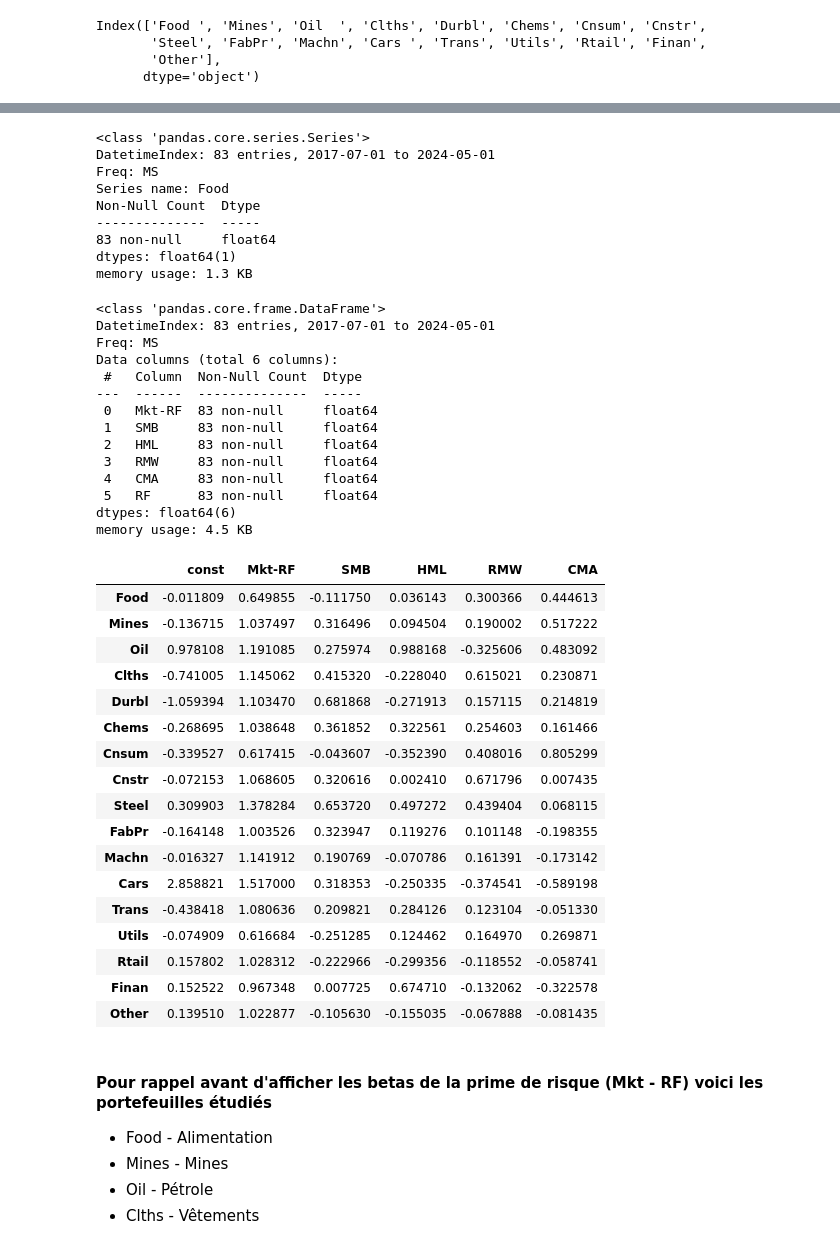
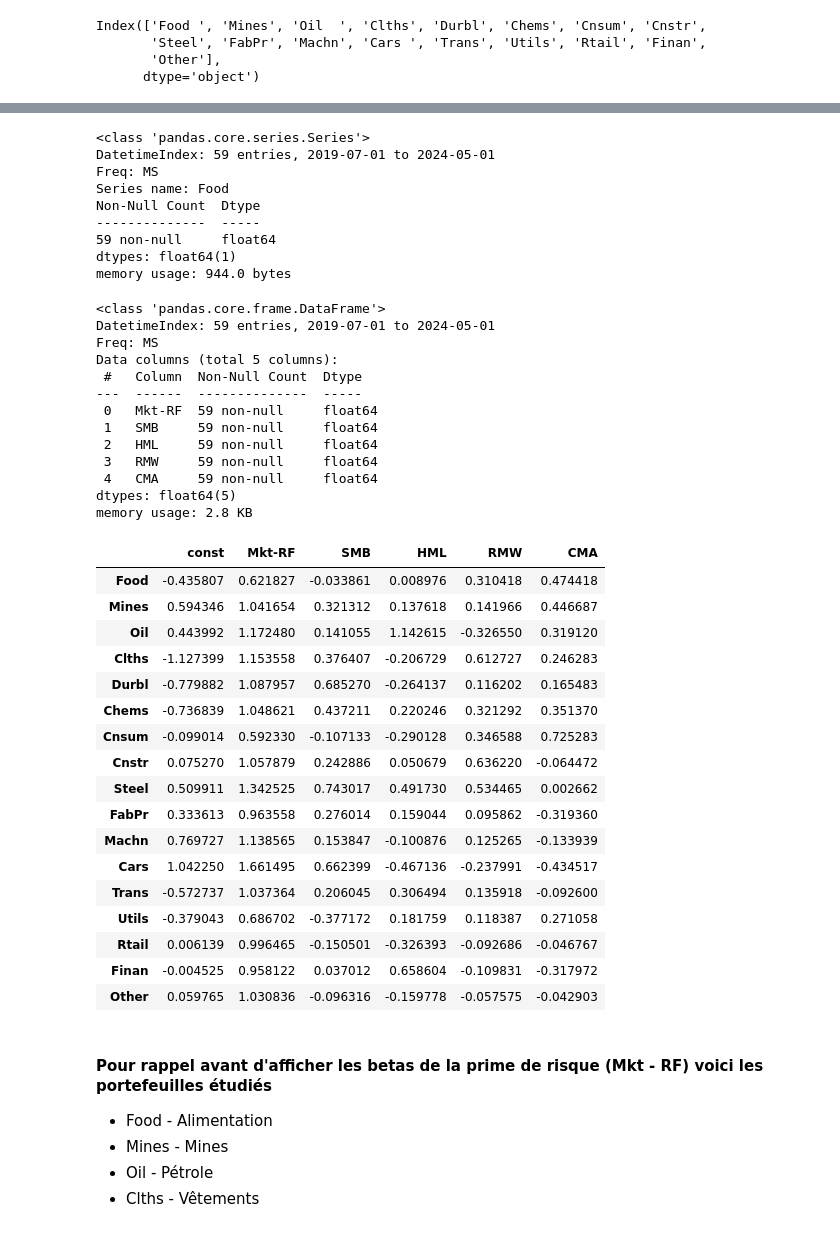
Before and after one commit to viennetcesar/trading_code, a Jupyter notebook: Méthode Fama-Macbeth.ipynb, the cells around one changed output, grey strips where cells are left out. Drawn from its saved outputs; the diff is of its cells as text; code cells hidden in the pictures.

```diff
--- a/Méthode Fama-Macbeth.ipynb
+++ b/Méthode Fama-Macbeth.ipynb
@@ -157,7 +174,7 @@ famafrench_factor = 'F-F_Research_Data_5_Factors_2x3'
 
 # On en profite pour prendre toute la période, on peut ou non expliciter les dates, nous le faisons
 # pour que vous puissiez vous entrainer à spécifier des périodes lors de votre requête
-famafrench_factor_data = web.DataReader(famafrench_factor, 'famafrench', start='2017-07', end='2024-05')[0]
+famafrench_factor_data = web.DataReader(famafrench_factor, 'famafrench', start='2019-07', end='2024-05')[0]
 # %%
 # pour pouvoir manipuler plus facilement le dataset et plot des graphiques il est convenable de
 # changer le type de la première conlonne en type date.
@@ -296,7 +313,7 @@ Les rendements sont généralement ajustés pour tenir compte des dividendes et
 Si votre objectif est d'évaluer comment les rendements des différentes industries (représentées dans le dataset) sont influencés par les facteurs spécifiques du modèle à cinq facteurs, alors ce dataset peut être pertinent. Par exemple, vous pourriez étudier comment les industries réagissent aux variations du marché global (MKT), aux différences de taille (SMB), de valeur (HML), de rentabilité opérationnelle (RMW) et de politique d'investissement (CMA).
 # %%
 famafrench_portefeuilles = '17_Industry_Portfolios'
-famafrench_portefeuilles_data = web.DataReader(famafrench_portefeuilles, 'famafrench', start='2017-07', end='2024-05')[0]
+famafrench_portefeuilles_data = web.DataReader(famafrench_portefeuilles, 'famafrench', start='2019-07', end='2024-05')[0]
 famafrench_portefeuilles_data.head()
 # Les rendements mensuels sont en %
 
@@ -304,7 +321,7 @@ famafrench_portefeuilles_data.head()
 # Comme nous l'avions fait pour le premier dataset nous convertissons l'index en objet de type
 # date avec la méthode .to_timestamp()
 famafrench_portefeuilles_data.index = famafrench_portefeuilles_data.index.to_timestamp()
-famafrench_portefeuilles_data.head()
+famafrench_portefeuilles_data.tail()
 # %% [output]
 |  | Food | Mines | Oil | Clths | Durbl | Chems | Cnsum | Cnstr | Steel | FabPr | Machn | ... |
 | Date |  |  |  |  |  |  |  |  |  |  |  | ... |
@@ -337,10 +354,10 @@ if famafrench_portefeuilles_data.shape[0] != famafrench_factor_data.shape[0]:
 # soustraire cette valeur ligne par ligne sans en oublier aucune.
 # Ce nouveau dataset de 17 portefeuilles auquel le taux sans risque a été soustrait sera stocké dans
 # un nouveau dataset du même nom que l'ancien : famafrench_portefeuilles_data
-famafrench_portefeuilles_data = famafrench_portefeuilles_data.sub(famafrench_factor_data['RF'], axis=0).head()
+famafrench_portefeuilles_data = famafrench_portefeuilles_data.sub(famafrench_factor_data['RF'], axis=0)
 
 # Petite vérif visuelle que tout s'est bien passé
-famafrench_portefeuilles_data.head()
+famafrench_portefeuilles_data.tail()
 # %% [output]
 |  | Food | Mines | Oil | Clths | Durbl | Chems | Cnsum | Cnstr | Steel | FabPr | Machn | ... |
 | Date |  |  |  |  |  |  |  |  |  |  |  | ... |
@@ -435,87 +470,85 @@ Notes:
 portefeuille_food.info()
 # %% [output]
 <class 'pandas.core.series.Series'>
-DatetimeIndex: 83 entries, 2017-07-01 to 2024-05-01
+DatetimeIndex: 59 entries, 2019-07-01 to 2024-05-01
 Freq: MS
 Series name: Food
 Non-Null Count  Dtype
 --------------  -----
-83 non-null     float64
+59 non-null     float64
 dtypes: float64(1)
-memory usage: 1.3 KB
+memory usage: 944.0 bytes
 # %%
 famafrench_factor_data.info()
 # %% [output]
 <class 'pandas.core.frame.DataFrame'>
-DatetimeIndex: 83 entries, 2017-07-01 to 2024-05-01
+DatetimeIndex: 59 entries, 2019-07-01 to 2024-05-01
 Freq: MS
-Data columns (total 6 columns):
+Data columns (total 5 columns):
  #   Column  Non-Null Count  Dtype
 ---  ------  --------------  -----
- 0   Mkt-RF  83 non-null     float64
- 1   SMB     83 non-null     float64
- 2   HML     83 non-null     float64
- 3   RMW     83 non-null     float64
- 4   CMA     83 non-null     float64
- 5   RF      83 non-null     float64
-dtypes: float64(6)
-memory usage: 4.5 KB
+ 0   Mkt-RF  59 non-null     float64
+ 1   SMB     59 non-null     float64
+ 2   HML     59 non-null     float64
+ 3   RMW     59 non-null     float64
+ 4   CMA     59 non-null     float64
+dtypes: float64(5)
+memory usage: 2.8 KB
 # %%
 # On lance toutes les régressions des 5 facteurs sur les portefeuilles
 # On le fait pour les 17 portefeuillles en une seule fois avec une boucle
 
 liste_betas = []
 for secteur in famafrench_portefeuilles_data:
     regression = OLS(endog=famafrench_portefeuilles_data[secteur],
                      exog=add_constant(famafrench_factor_data)).fit()
     liste_betas.append(regression.params)
 
 liste_betas
 
 # Pour une meilleur lecture et une utilisation facile pour lancer des graphiques on transformer
 # la liste betas qui contient des objets de type Series en un DataFrame
 dataFrameBetas = pd.concat(liste_betas, axis=1).T
 
 # On récupère le nom des colonnes du dataframe famafrench_portefeuilles_data pour les ajouter
 # en tant qu'index à notre dataframe qui contient les coefficients betas
 
 nomColonnes = famafrench_portefeuilles_data.columns.to_list()
 nomColonnes
 
 
 
 dataFrameBetas = dataFrameBetas.rename(index={i:nomColonnes[i] for i in range(len(nomColonnes))})
-# dataFrameBetas = dataFrameBetas.drop(columns=dataFrameBetas.columns[-1], inplace=True)
 
-# On supprime la colonne RF (pas besoin)
-# D'abors on sélectionne cette dernière colonne dans une variable
-nom_dernier_colonne = dataFrameBetas.columns[-1]
 
-# puis on la supprime
-dataFrameBetas = dataFrameBetas.drop(columns=[nom_dernier_colonne])
+# # On supprime la colonne RF (pas besoin)
+# # D'abors on sélectionne cette dernière colonne dans une variable
+# nom_dernier_colonne = dataFrameBetas.columns[-1]
+# # puis on la supprime
+# dataFrameBetas = dataFrameBetas.drop(columns=[nom_dernier_colonne])
 
 dataFrameBetas
 # On print le dataFrame
 # Chaque ligne contient un portefeuilles avec tous ses coefficients dataFrameBetas
 # %% [output]
 |  | const | Mkt-RF | SMB | HML | RMW | CMA |
-| Food | -0.011809 | 0.649855 | -0.111750 | 0.036143 | 0.300366 | 0.444613 |
-| Mines | -0.136715 | 1.037497 | 0.316496 | 0.094504 | 0.190002 | 0.517222 |
-| Oil | 0.978108 | 1.191085 | 0.275974 | 0.988168 | -0.325606 | 0.483092 |
-| Clths | -0.741005 | 1.145062 | 0.415320 | -0.228040 | 0.615021 | 0.230871 |
-| Durbl | -1.059394 | 1.103470 | 0.681868 | -0.271913 | 0.157115 | 0.214819 |
-| Chems | -0.268695 | 1.038648 | 0.361852 | 0.322561 | 0.254603 | 0.161466 |
-| Cnsum | -0.339527 | 0.617415 | -0.043607 | -0.352390 | 0.408016 | 0.805299 |
-| Cnstr | -0.072153 | 1.068605 | 0.320616 | 0.002410 | 0.671796 | 0.007435 |
-| Steel | 0.309903 | 1.378284 | 0.653720 | 0.497272 | 0.439404 | 0.068115 |
-| FabPr | -0.164148 | 1.003526 | 0.323947 | 0.119276 | 0.101148 | -0.198355 |
-| Machn | -0.016327 | 1.141912 | 0.190769 | -0.070786 | 0.161391 | -0.173142 |
-| Cars | 2.858821 | 1.517000 | 0.318353 | -0.250335 | -0.374541 | -0.589198 |
-| Trans | -0.438418 | 1.080636 | 0.209821 | 0.284126 | 0.123104 | -0.051330 |
-| Utils | -0.074909 | 0.616684 | -0.251285 | 0.124462 | 0.164970 | 0.269871 |
-| Rtail | 0.157802 | 1.028312 | -0.222966 | -0.299356 | -0.118552 | -0.058741 |
-| Finan | 0.152522 | 0.967348 | 0.007725 | 0.674710 | -0.132062 | -0.322578 |
-| Other | 0.139510 | 1.022877 | -0.105630 | -0.155035 | -0.067888 | -0.081435 |
+| Food | -0.435807 | 0.621827 | -0.033861 | 0.008976 | 0.310418 | 0.474418 |
+| Mines | 0.594346 | 1.041654 | 0.321312 | 0.137618 | 0.141966 | 0.446687 |
+| Oil | 0.443992 | 1.172480 | 0.141055 | 1.142615 | -0.326550 | 0.319120 |
+| Clths | -1.127399 | 1.153558 | 0.376407 | -0.206729 | 0.612727 | 0.246283 |
+| Durbl | -0.779882 | 1.087957 | 0.685270 | -0.264137 | 0.116202 | 0.165483 |
+| Chems | -0.736839 | 1.048621 | 0.437211 | 0.220246 | 0.321292 | 0.351370 |
+| Cnsum | -0.099014 | 0.592330 | -0.107133 | -0.290128 | 0.346588 | 0.725283 |
+| Cnstr | 0.075270 | 1.057879 | 0.242886 | 0.050679 | 0.636220 | -0.064472 |
+| Steel | 0.509911 | 1.342525 | 0.743017 | 0.491730 | 0.534465 | 0.002662 |
+| FabPr | 0.333613 | 0.963558 | 0.276014 | 0.159044 | 0.095862 | -0.319360 |
+| Machn | 0.769727 | 1.138565 | 0.153847 | -0.100876 | 0.125265 | -0.133939 |
+| Cars | 1.042250 | 1.661495 | 0.662399 | -0.467136 | -0.237991 | -0.434517 |
+| Trans | -0.572737 | 1.037364 | 0.206045 | 0.306494 | 0.135918 | -0.092600 |
+| Utils | -0.379043 | 0.686702 | -0.377172 | 0.181759 | 0.118387 | 0.271058 |
+| Rtail | 0.006139 | 0.996465 | -0.150501 | -0.326393 | -0.092686 | -0.046767 |
+| Finan | -0.004525 | 0.958122 | 0.037012 | 0.658604 | -0.109831 | -0.317972 |
+| Other | 0.059765 | 1.030836 | -0.096316 | -0.159778 | -0.057575 | -0.042903 |
 # %% [markdown]
 #### Pour rappel avant d'afficher les betas de la prime de risque (Mkt - RF) voici les portefeuilles étudiés
 
```
Also changed, not shown: parts of 28 cells of this notebook.
